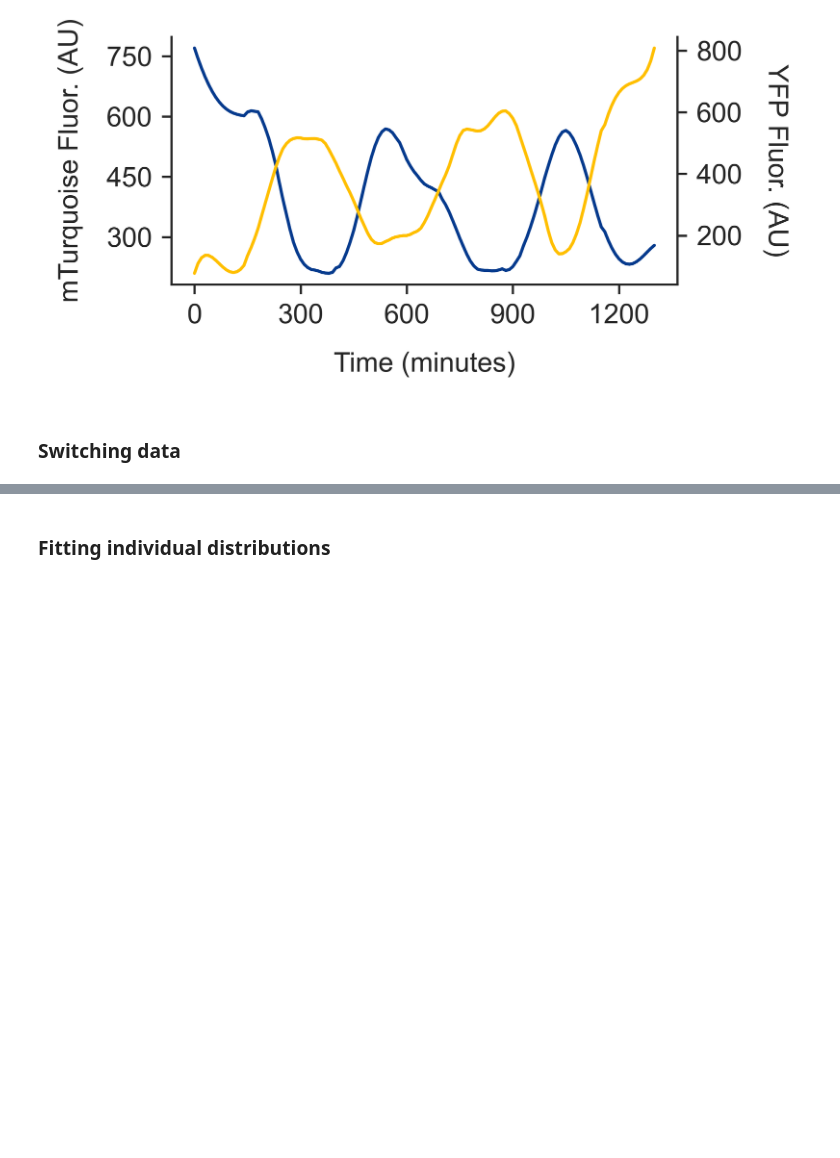
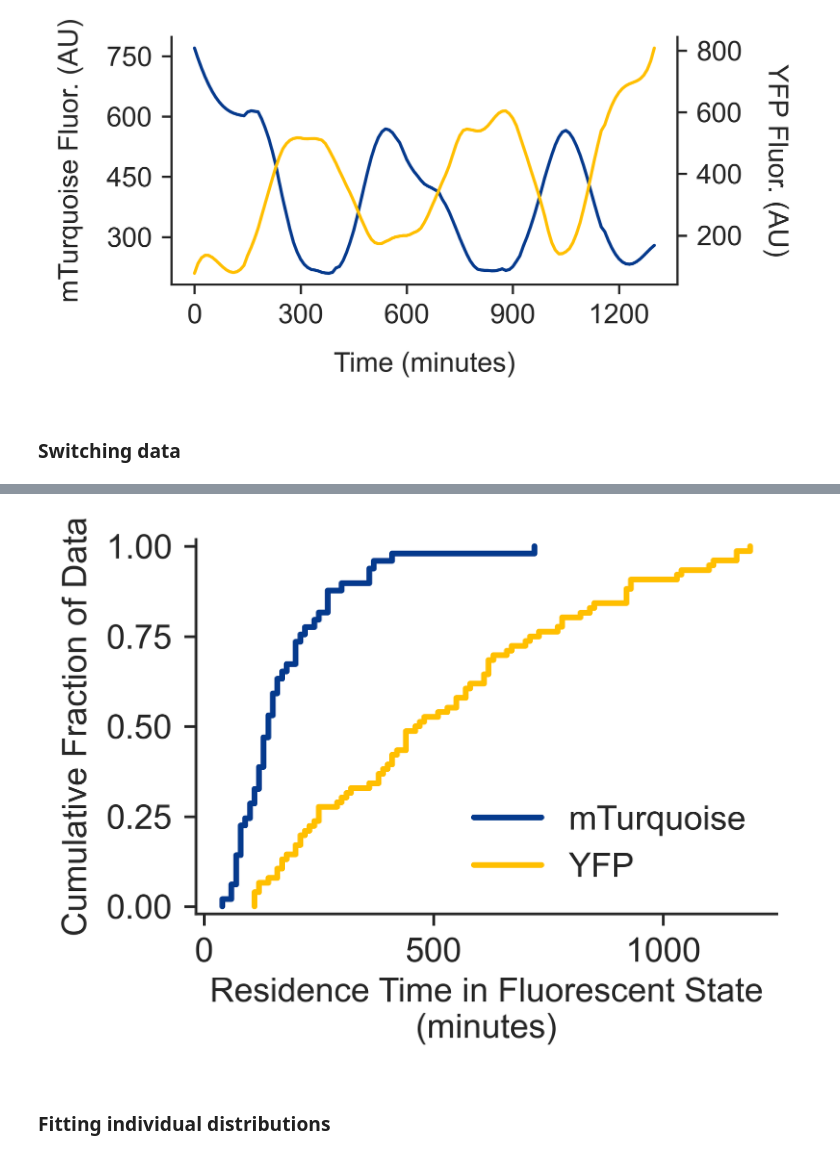
Before and after one commit to mkratz/Phase-variation, a Jupyter notebook: Analysis/MM_notebook.ipynb, the cells around one changed output, grey strips where cells are left out. Drawn from its saved outputs; the diff is of its cells as text; code cells hidden in the pictures; blank space fills up the shorter version.

Commit message:
ECDF Fix
Fixed ECDF plotting, thanks Justin!

```diff
--- a/Analysis/MM_notebook.ipynb
+++ b/Analysis/MM_notebook.ipynb
@@ -263,0 +239,78 @@ SD spent in yellow state is 299.7237878955739 minutes
+# %%
+def _ecdf_vals(data, staircase=False, complementary=False):
+    """Get x, y, values of an ECDF for plotting.
+    Parameters
+    ----------
+    data : ndarray
+        One dimensional Numpy array with data.
+    staircase : bool, default False
+        If True, generate x and y values for ECDF (staircase). If
+        False, generate x and y values for ECDF as dots.
+    complementary : bool
+        If True, return values for ECCDF.
+
+    Returns
+    -------
+    x : ndarray
+        x-values for plot
+    y : ndarray
+        y-values for plot
+    """
+    x = np.sort(data)
+    y = np.arange(1, len(data) + 1) / len(data)
+
+    if staircase:
+        x, y = _to_staircase(x, y)
+        if complementary:
+            y = 1 - y
+    elif complementary:
+        y = 1 - y + 1 / len(y)
+
+    return x, y
+
+
+def _to_staircase(x, y):
+    """Convert to staircase ECDF."""
+    # Set up output arrays
+    x_staircase = np.empty(2 * len(x))
+    y_staircase = np.empty(2 * len(x))
+
+    # y-values for steps
+    y_staircase[0] = 0
+    y_staircase[1::2] = y
+    y_staircase[2::2] = y[:-1]
+
+    # x- values for steps
+    x_staircase[::2] = x
+    x_staircase[1::2] = x
+
+    return x_staircase, y_staircase
+
+
+x_y,y_y = _ecdf_vals(to_yellow_l)
+x_b,y_b = _ecdf_vals(to_blue_l)
+
+x_y,y_y=_to_staircase(x_y,y_y)
+x_b,y_b=_to_staircase(x_b,y_b)
+
+m=9/16
+fig,ax = plt.subplots(1,1,figsize=(0.8*7*m,0.85*5*m),dpi=300)
+plt.plot(x_y*10,y_y,lw=3*m,c='#053a8d',label='mTurquoise')
+print(f"Average time spent in blue state is {np.average(to_yellow)*10} minutes")
+print(f"SD spent in blue state is {np.std(to_yellow)*10} minutes")
+
+plt.plot(x_b*10,y_b,lw=3*m,c='#ffbf00',label='YFP')
+print(f"Average time spent in yellow state is {np.average(to_blue)*10} minutes")
+print(f"SD spent in yellow state is {np.std(to_blue)*10} minutes")
+
+plt.xlabel('Residence Time in Fluorescent State\n(minutes)', family='Arial',size=17.77*m,labelpad=5*m)
+ax.set_ylim(-0.02,1.02)
+plt.ylabel('Cumulative Fraction of Data', family='Arial',size=17.77*m,labelpad=7*m)
+ax.tick_params(axis='both', which='major', labelsize=17.77*m)
+ax.legend(fontsize=17.77*m,frameon=False)
+ax.spines['top'].set_visible(False)
+ax.spines['right'].set_visible(False)
+# ax.spines['bottom'].set_visible(False)
+# ax.spines['left'].set_visible(False)
+plt.tight_layout()
+# %% [output]
@@ -264,3 +321,4 @@ SD spent in yellow state is 299.7237878955739 minutes
+[figure, added]
 # %% [markdown]
 ### Fitting individual distributions
 # %% [markdown]
```
Also changed, not shown: parts of 3 cells of this notebook, 2 other files.
